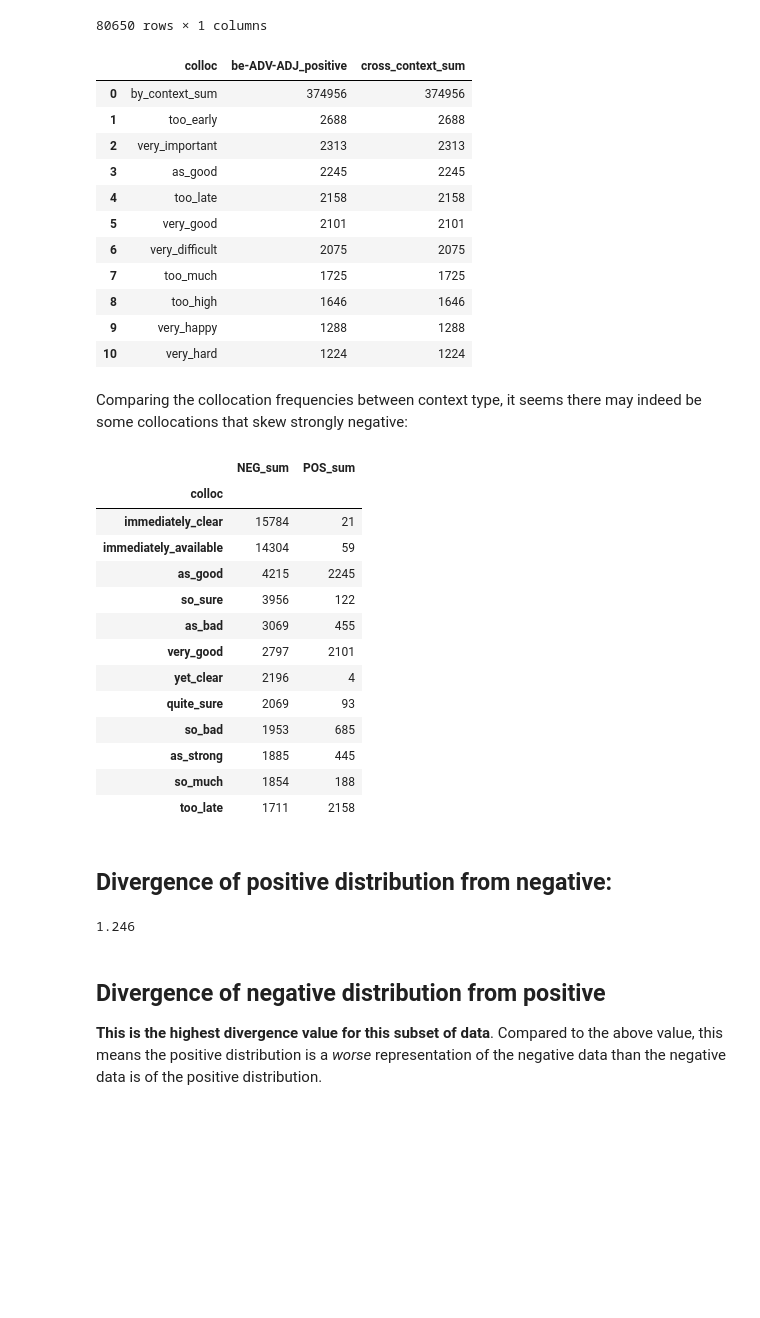
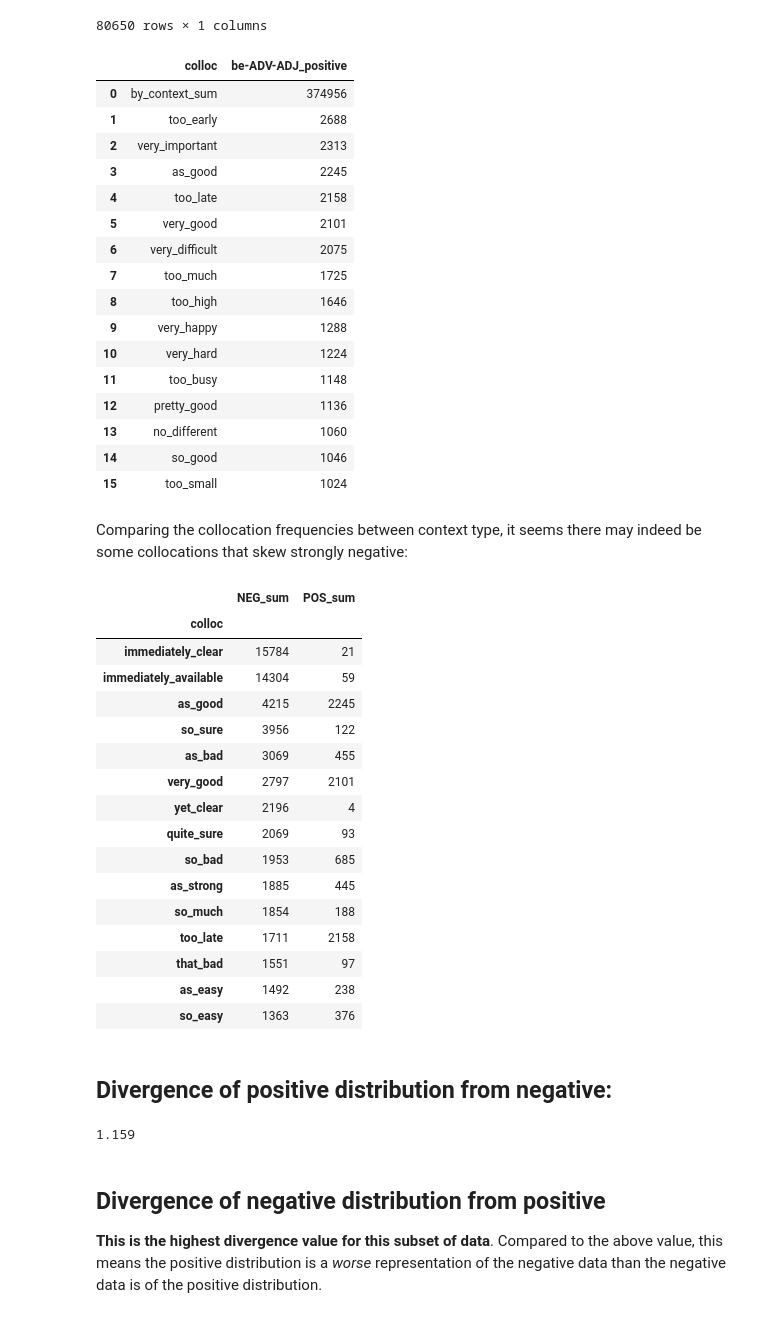
Before and after one commit to AndreaTheLinguist/sanpi, a Jupyter notebook: explore.ipynb, the cells around one changed output. Cells and saved outputs as stored; diff of their text form; code cells hidden in the pictures; blank space fills up the shorter version.

```diff
--- a/explore.ipynb
+++ b/explore.ipynb
@@ -120,24 +120,29 @@ pos_collocs
 80650 rows × 1 columns
 # %%
 POS_top_300_colloc = pd.read_csv('data_samples/positive_colloc-freq_top300.csv')
-POS_top_300_colloc.head(11)
+POS_top_300_colloc.iloc[:,0:2].head(16)
 # %% [output]
-|  | colloc | be-ADV-ADJ_positive | cross_context_sum |
-| 0 | by_context_sum | 374956 | 374956 |
-| 1 | too_early | 2688 | 2688 |
-| 2 | very_important | 2313 | 2313 |
-| 3 | as_good | 2245 | 2245 |
-| 4 | too_late | 2158 | 2158 |
-| 5 | very_good | 2101 | 2101 |
-| 6 | very_difficult | 2075 | 2075 |
-| 7 | too_much | 1725 | 1725 |
-| 8 | too_high | 1646 | 1646 |
-| 9 | very_happy | 1288 | 1288 |
-| 10 | very_hard | 1224 | 1224 |
+|  | colloc | be-ADV-ADJ_positive |
+| 0 | by_context_sum | 374956 |
+| 1 | too_early | 2688 |
+| 2 | very_important | 2313 |
+| 3 | as_good | 2245 |
+| 4 | too_late | 2158 |
+| 5 | very_good | 2101 |
+| 6 | very_difficult | 2075 |
+| 7 | too_much | 1725 |
+| 8 | too_high | 1646 |
+| 9 | very_happy | 1288 |
+| 10 | very_hard | 1224 |
+| 11 | too_busy | 1148 |
+| 12 | pretty_good | 1136 |
+| 13 | no_different | 1060 |
+| 14 | so_good | 1046 |
+| 15 | too_small | 1024 |
 # %% [markdown]
 Comparing the collocation frequencies between context type, it seems there may indeed be some collocations that skew strongly negative:
 # %%
-pos_for_compare = pos_collocs.loc[NegTopCollocs,:]
+pos_for_compare = pos_collocs.loc[pos_collocs.index.isin(NegTopCollocs),:]
 
 
 neg_for_compare = NegTopCollocs_df.set_index('colloc')
@@ -162,3 +167,6 @@ compare
 | as_strong | 1885 | 445 |
 | so_much | 1854 | 188 |
 | too_late | 1711 | 2158 |
+| that_bad | 1551 | 97 |
+| as_easy | 1492 | 238 |
+| so_easy | 1363 | 376 |
@@ -165,9 +178,9 @@ compare
 # %% [markdown]
 ## Divergence of positive distribution from negative:
-# %%
-round(entropy(compare.POS_sum.to_list(), compare.NEG_sum.to_list()),3)
-# %% [output]
-1.246
+# %%
+round(entropy(posdist_1, negdist_1 ),3)
+# %% [output]
+1.159
 # %% [markdown]
 ## Divergence of negative distribution from positive
 
```
Also changed, not shown: parts of 16 cells of this notebook.
